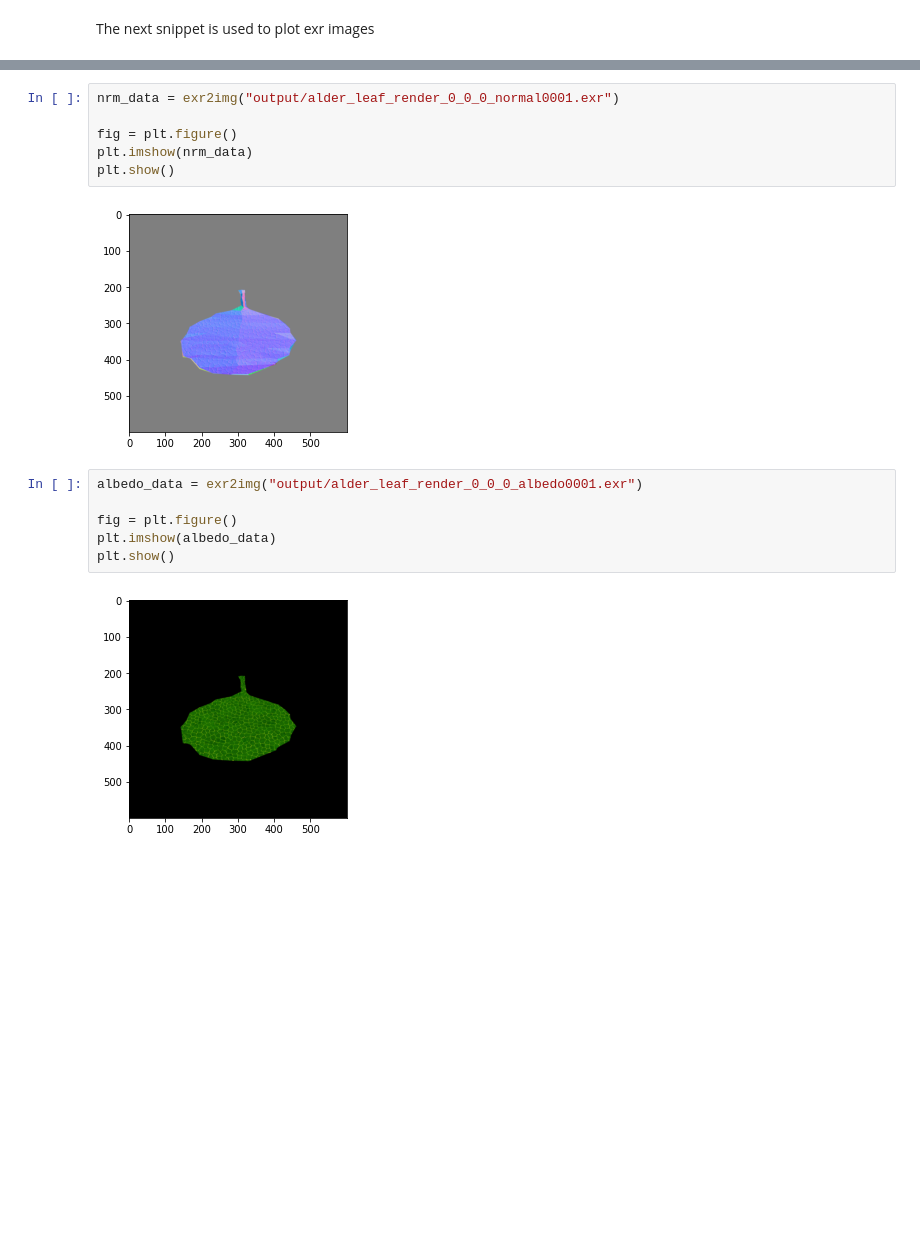
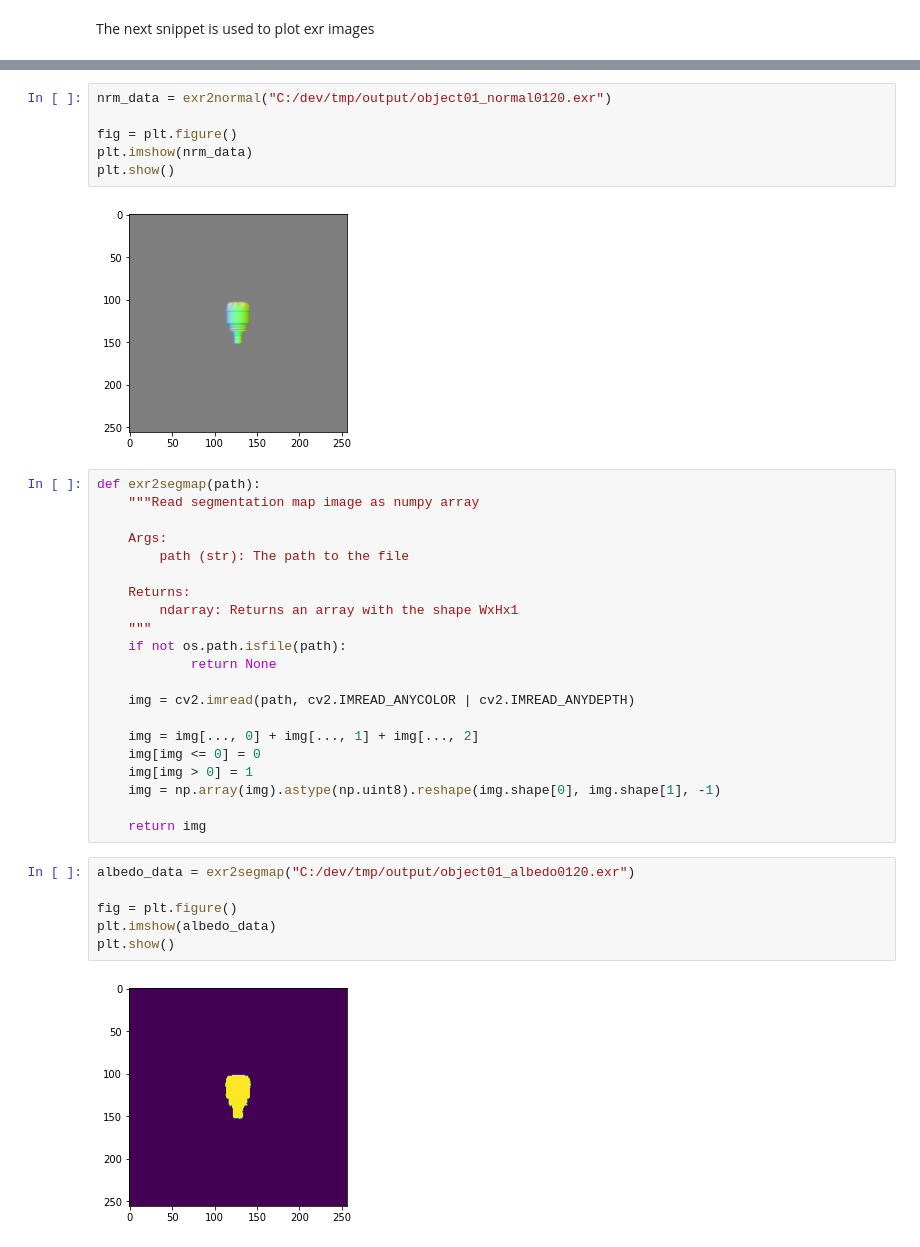
Before and after one commit to onorabil/blenderRenderer, a Jupyter notebook: PreviewData.ipynb, the cells around one changed output, grey strips where cells are left out. Saved outputs shown, nothing was run; the diff lists cells and outputs as text; blank space fills up the shorter version.

```diff
--- a/PreviewData.ipynb
+++ b/PreviewData.ipynb
@@ -108,16 +109,37 @@ def exr2img(exr):
 # %%
-nrm_data = exr2img("output/alder_leaf_render_0_0_0_normal0001.exr")
+nrm_data = exr2normal("C:/dev/tmp/output/object01_normal0120.exr")
 
 fig = plt.figure()
 plt.imshow(nrm_data)
 plt.show()
 # %% [output]
-[figure, old version]
+[figure, new version]
+# %%
+def exr2segmap(path):
+    """Read segmentation map image as numpy array
+
+    Args:
+        path (str): The path to the file
+
+    Returns:
+        ndarray: Returns an array with the shape WxHx1
+    """
+    if not os.path.isfile(path):
+            return None
+
+    img = cv2.imread(path, cv2.IMREAD_ANYCOLOR | cv2.IMREAD_ANYDEPTH)
+
+    img = img[..., 0] + img[..., 1] + img[..., 2]
+    img[img <= 0] = 0
+    img[img > 0] = 1
+    img = np.array(img).astype(np.uint8).reshape(img.shape[0], img.shape[1], -1)
+
+    return img
 # %%
-albedo_data = exr2img("output/alder_leaf_render_0_0_0_albedo0001.exr")
+albedo_data = exr2segmap("C:/dev/tmp/output/object01_albedo0120.exr")
 
 fig = plt.figure()
 plt.imshow(albedo_data)
 plt.show()
 # %% [output]
-[figure, old version]
+[figure, new version]
```
Also changed, not shown: parts of 10 cells of this notebook.
